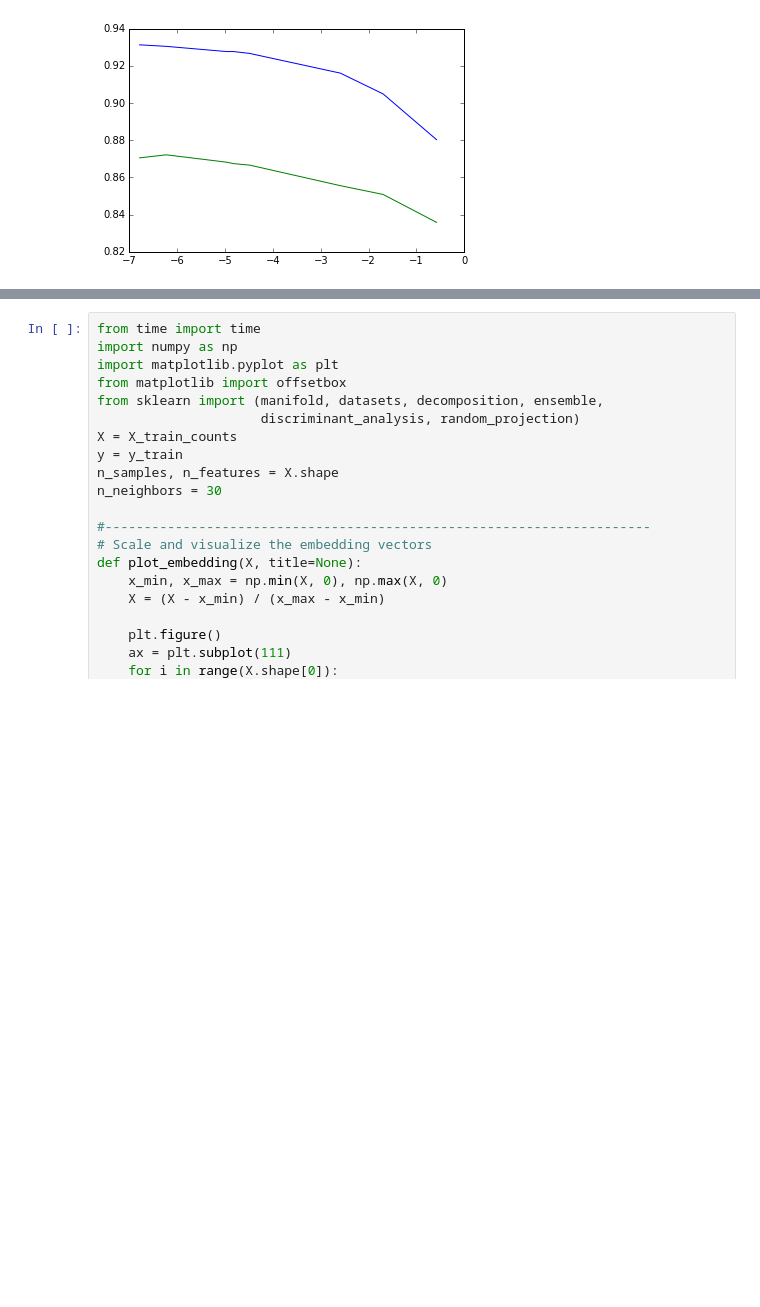
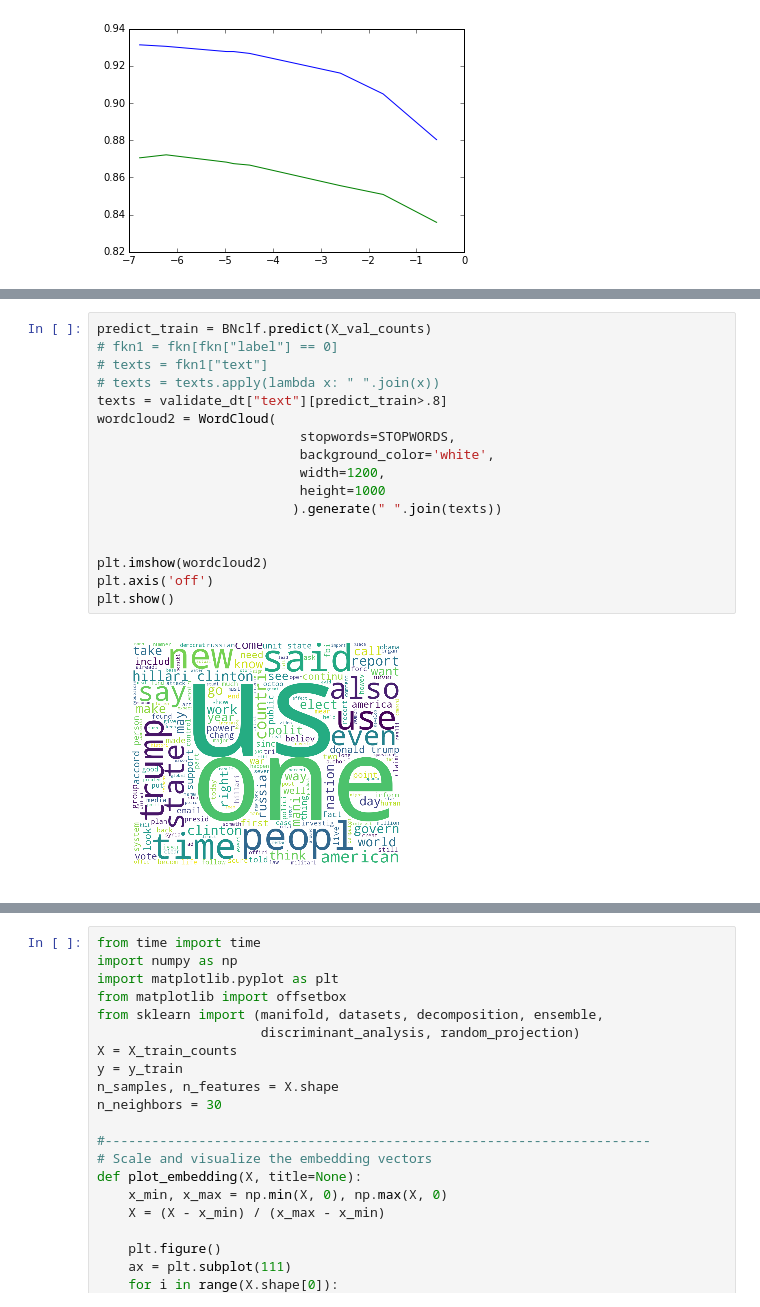
Before and after one commit to s6juncheng/AI_hackthon, a Jupyter notebook: notbooks/Data_processing-V.ipynb, the cells around one changed output, grey strips where cells are left out. Cells and saved outputs as stored; diff of their text form; blank space fills up the shorter version.

```diff
--- a/notbooks/Data_processing-V.ipynb
+++ b/notbooks/Data_processing-V.ipynb
@@ -281,0 +304,19 @@ ValueError: invalid number of arguments
+# %%
+predict_train = BNclf.predict(X_val_counts)
+# fkn1 = fkn[fkn["label"] == 0]
+# texts = fkn1["text"]
+# texts = texts.apply(lambda x: " ".join(x))
+texts = validate_dt["text"][predict_train>.8]
+wordcloud2 = WordCloud(
+                          stopwords=STOPWORDS,
+                          background_color='white',
+                          width=1200,
+                          height=1000
+                         ).generate(" ".join(texts))
+
+
+plt.imshow(wordcloud2)
+plt.axis('off')
+plt.show()
+# %% [output]
+[figure, added]
```
Also changed, not shown: parts of 18 cells of this notebook, 5 other files.
